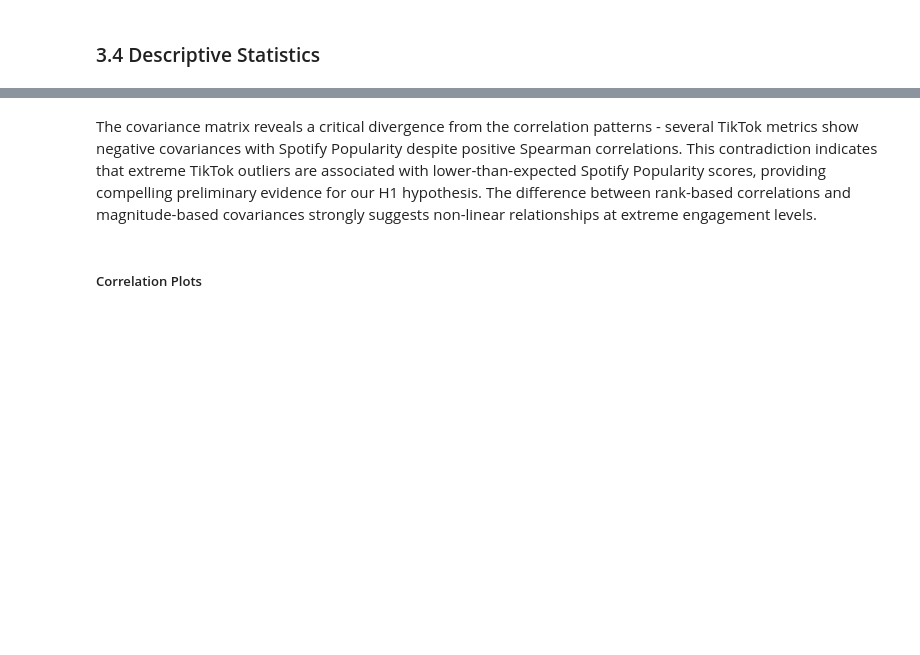
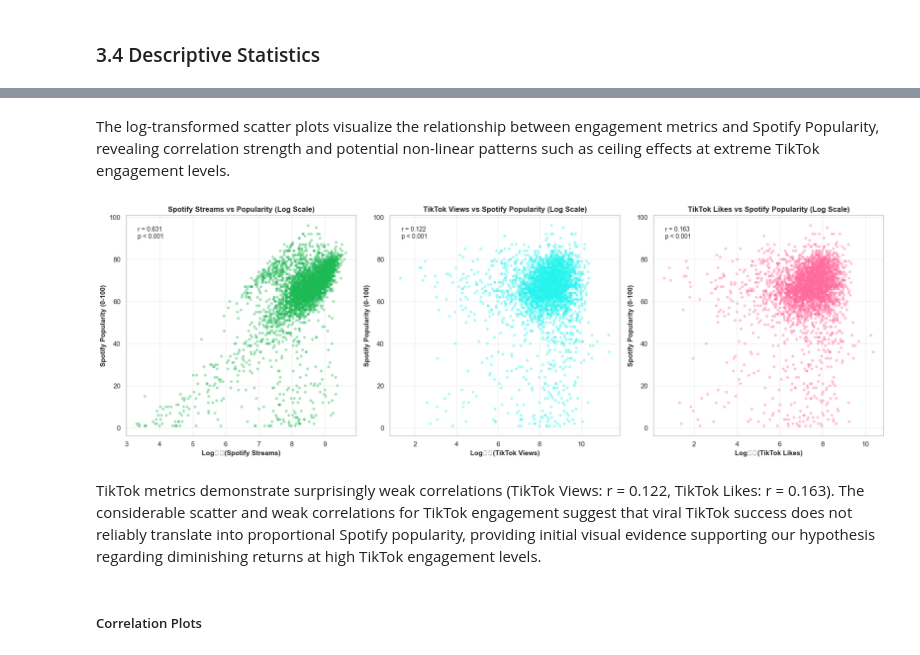
Before and after one commit to letti70033/spotify-tiktok-analysis, a Jupyter notebook: Notebook.ipynb, the cells around one changed output, grey strips where cells are left out. Cells and saved outputs as stored; diff of their text form; code cells hidden in the pictures; blank space fills up the shorter version.

```diff
--- a/Notebook.ipynb
+++ b/Notebook.ipynb
@@ -797,4 +794,77 @@ TikTok_Likes        3.366998e+17
-# %% [markdown]
-The covariance matrix reveals a critical divergence from the correlation patterns - several TikTok metrics show negative covariances with Spotify Popularity despite positive Spearman correlations. This contradiction indicates that extreme TikTok outliers are associated with lower-than-expected Spotify Popularity scores, providing compelling preliminary evidence for our H1 hypothesis. The difference between rank-based correlations and magnitude-based covariances strongly suggests non-linear relationships at extreme engagement levels.
+# %% [markdown]
+The log-transformed scatter plots visualize the relationship between engagement metrics and Spotify Popularity, revealing correlation strength and potential non-linear patterns such as ceiling effects at extreme TikTok engagement levels.
+# %%
+# Log-transformed scatter plots to reveal relationships
+# These plots show the distribution of data points and correlation strength
+# between log-transformed engagement metrics and Spotify Popularity
+
+fig, axes = plt.subplots(1, 3, figsize=(18, 6))
+
+# Prepare log-transformed data
+log_spotify_streams = np.log10(spotify_songs['Spotify_Streams'] + 1)
+log_tiktok_views = np.log10(spotify_songs['TikTok_Views'] + 1)
+log_tiktok_likes = np.log10(spotify_songs['TikTok_Likes'] + 1)
+spotify_popularity = spotify_songs['Spotify_Popularity']
+
+# Remove NaN values
+def clean_data(x, y):
+    mask = ~(np.isnan(x) | np.isnan(y) | np.isinf(x) | np.isinf(y))
+    return x[mask], y[mask]
+
+# 1. Log Spotify Streams vs Spotify Popularity
+ax1 = axes[0]
+x1, y1 = clean_data(log_spotify_streams, spotify_popularity)
+ax1.scatter(x1, y1, alpha=0.4, s=20, color='#1DB954', edgecolors='none')
+
+# Correlation
+corr1, pval1 = stats.pearsonr(x1, y1)
+ax1.text(0.05, 0.95, f'r = {corr1:.3f}\np < 0.001' if pval1 < 0.001 else f'r = {corr1:.3f}\np = {pval1:.3f}',
+         transform=ax1.transAxes, fontsize=10, verticalalignment='top',
+         bbox=dict(boxstyle='round', facecolor='white', alpha=0.8))
+
+ax1.set_xlabel('Log₁₀(Spotify Streams)', fontsize=11, fontweight='bold')
+ax1.set_ylabel('Spotify Popularity (0-100)', fontsize=11, fontweight='bold')
+ax1.set_title('Spotify Streams vs Popularity (Log Scale)', fontsize=12, fontweight='bold')
+ax1.grid(True, alpha=0.3)
+
+# 2. Log TikTok Views vs Spotify Popularity
+ax2 = axes[1]
+x2, y2 = clean_data(log_tiktok_views, spotify_popularity)
+ax2.scatter(x2, y2, alpha=0.4, s=20, color='#25F4EE', edgecolors='none')
+
+# Correlation
+corr2, pval2 = stats.pearsonr(x2, y2)
+ax2.text(0.05, 0.95, f'r = {corr2:.3f}\np < 0.001' if pval2 < 0.001 else f'r = {corr2:.3f}\np = {pval2:.3f}',
+         transform=ax2.transAxes, fontsize=10, verticalalignment='top',
+         bbox=dict(boxstyle='round', facecolor='white', alpha=0.8))
+
+ax2.set_xlabel('Log₁₀(TikTok Views)', fontsize=11, fontweight='bold')
+ax2.set_ylabel('Spotify Popularity (0-100)', fontsize=11, fontweight='bold')
+ax2.set_title('TikTok Views vs Spotify Popularity (Log Scale)', fontsize=12, fontweight='bold')
+ax2.grid(True, alpha=0.3)
+
+# 3. Log TikTok Likes vs Spotify Popularity
+ax3 = axes[2]
+x3, y3 = clean_data(log_tiktok_likes, spotify_popularity)
+ax3.scatter(x3, y3, alpha=0.4, s=20, color='#FF6B9D', edgecolors='none')
+
+# Correlation
+corr3, pval3 = stats.pearsonr(x3, y3)
+ax3.text(0.05, 0.95, f'r = {corr3:.3f}\np < 0.001' if pval3 < 0.001 else f'r = {corr3:.3f}\np = {pval3:.3f}',
+         transform=ax3.transAxes, fontsize=10, verticalalignment='top',
+         bbox=dict(boxstyle='round', facecolor='white', alpha=0.8))
+
+ax3.set_xlabel('Log₁₀(TikTok Likes)', fontsize=11, fontweight='bold')
+ax3.set_ylabel('Spotify Popularity (0-100)', fontsize=11, fontweight='bold')
+ax3.set_title('TikTok Likes vs Spotify Popularity (Log Scale)', fontsize=12, fontweight='bold')
+ax3.grid(True, alpha=0.3)
+
+plt.tight_layout()
+plt.savefig('scatter_plots_log_transformed.png', dpi=300, bbox_inches='tight')
+plt.show()
+# %% [output]
+[figure, added]
+# %% [markdown]
+TikTok metrics demonstrate surprisingly weak correlations (TikTok Views: r = 0.122, TikTok Likes: r = 0.163). The considerable scatter and weak correlations for TikTok engagement suggest that viral TikTok success does not reliably translate into proportional Spotify popularity, providing initial visual evidence supporting our hypothesis regarding diminishing returns at high TikTok engagement levels.
 # %% [markdown]
 ##### Correlation Plots
```
Also changed, not shown: parts of 73 cells of this notebook, 8 other files.
